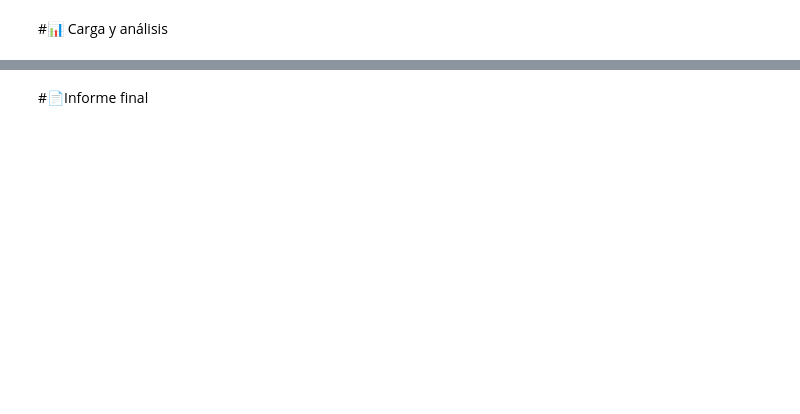
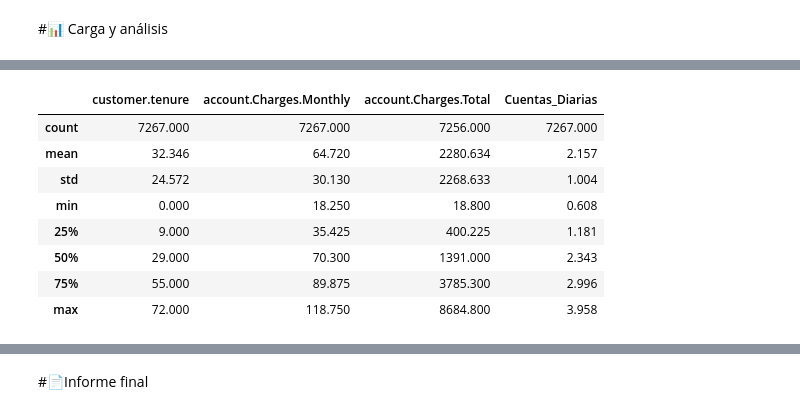
Before and after one commit to GiladitasdL/Desafio-Telecom-X-Parte-1, a Jupyter notebook: TelecomX_LATAM_Eleonora.ipynb, the cells around one changed output, grey strips where cells are left out. Drawn from its saved outputs; the diff is of its cells as text; code cells hidden in the pictures; blank space fills up the shorter version.

```diff
--- a/TelecomX_LATAM_Eleonora.ipynb
+++ b/TelecomX_LATAM_Eleonora.ipynb
@@ -10,0 +313,12 @@
+# %%
+df_usuarios.describe().round(3)
+# %% [output]
+|  | customer.tenure | account.Charges.Monthly | account.Charges.Total | Cuentas_Diarias |
+| count | 7267.000 | 7267.000 | 7256.000 | 7267.000 |
+| mean | 32.346 | 64.720 | 2280.634 | 2.157 |
+| std | 24.572 | 30.130 | 2268.633 | 1.004 |
+| min | 0.000 | 18.250 | 18.800 | 0.608 |
+| 25% | 9.000 | 35.425 | 400.225 | 1.181 |
+| 50% | 29.000 | 70.300 | 1391.000 | 2.343 |
+| 75% | 55.000 | 89.875 | 3785.300 | 2.996 |
+| max | 72.000 | 118.750 | 8684.800 | 3.958 |
```
Also changed, not shown: parts of 33 cells of this notebook.
